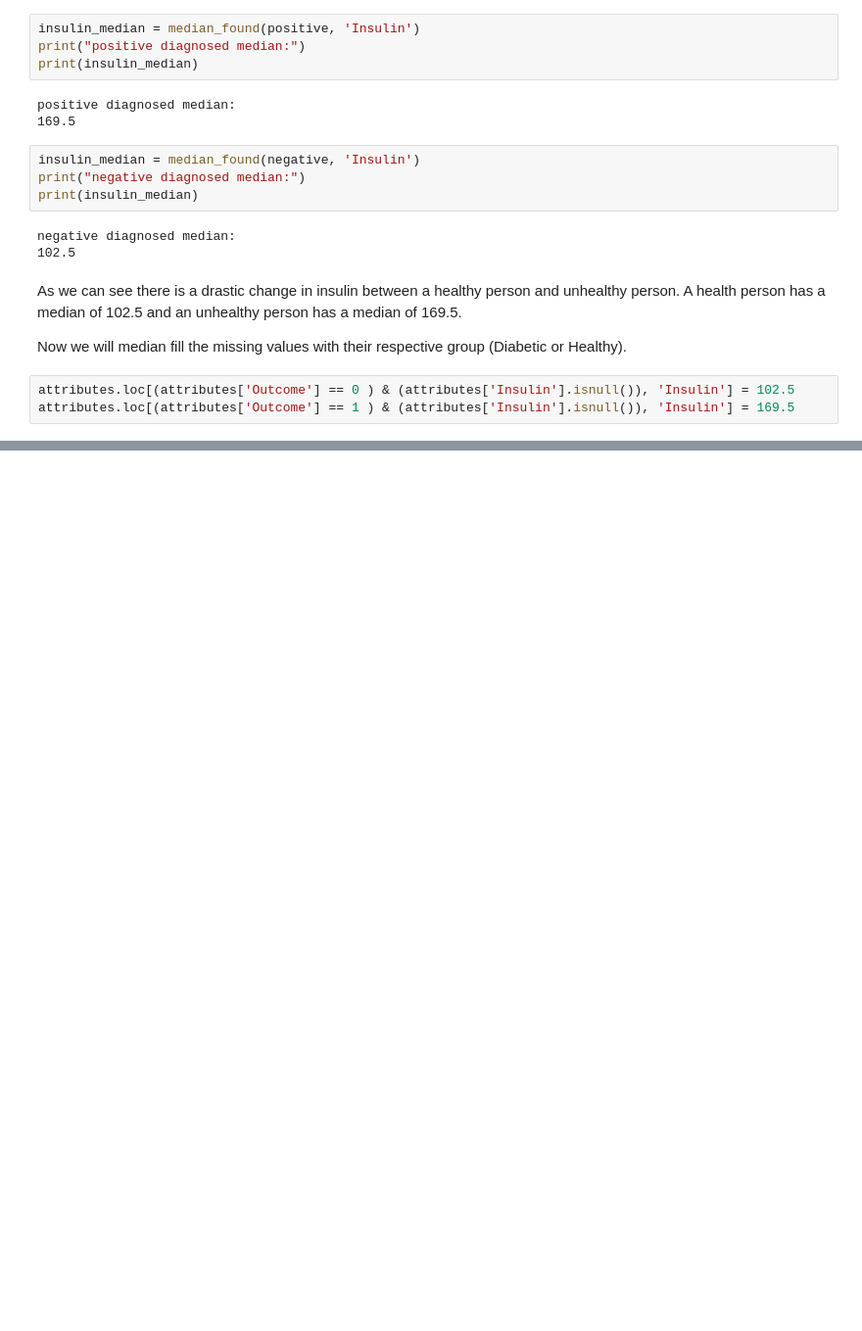
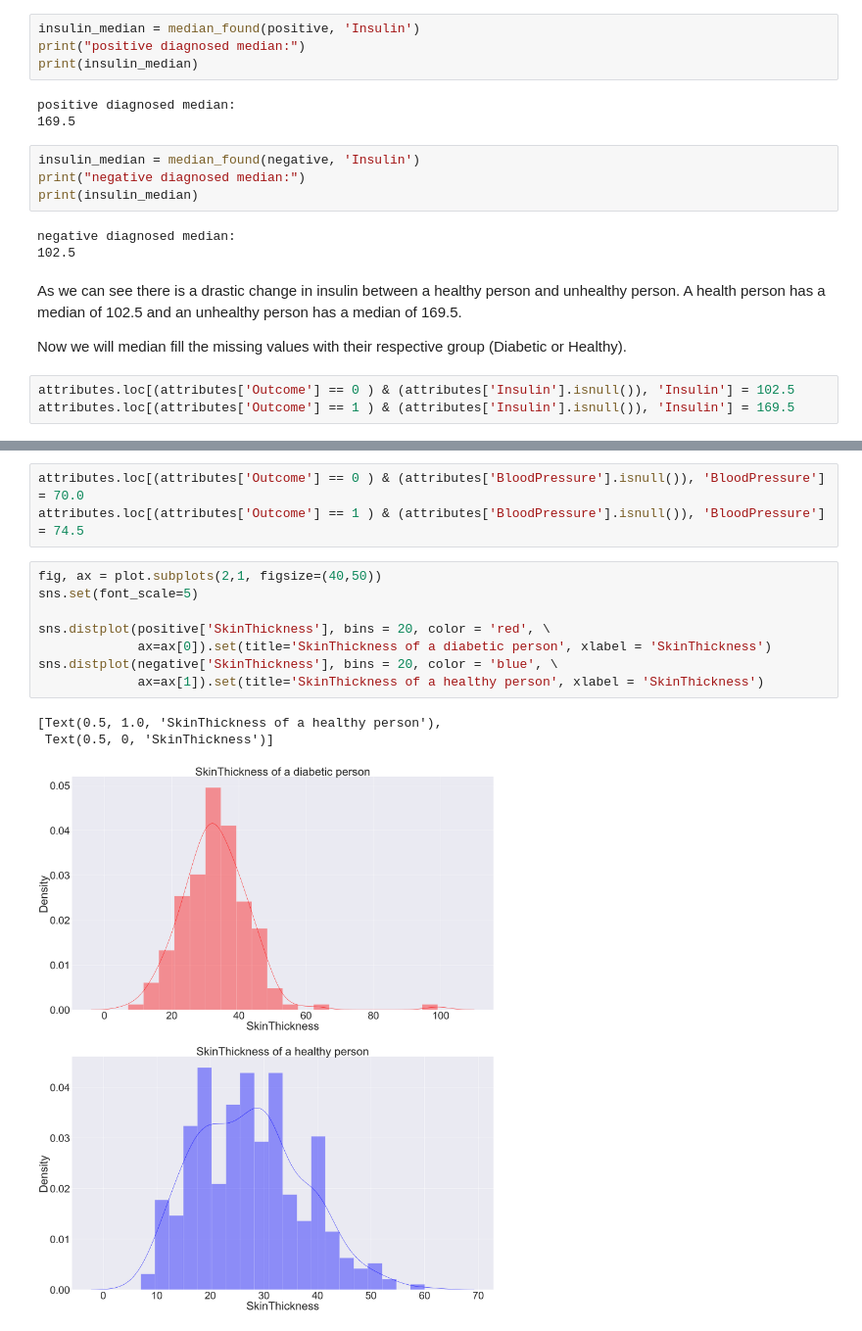
Before and after one commit to alessandro1g/alessandro1g.github.io, a Jupyter notebook: CMSC320final.ipynb, the cells around one changed output, grey strips where cells are left out. Shown at 98% size. Saved outputs shown, nothing was run; the diff lists cells and outputs as text; blank space fills up the shorter version.

```diff
--- a/CMSC320final.ipynb
+++ b/CMSC320final.ipynb
@@ -253,0 +323,15 @@ Now we need to move on to other attributes and do the same for them.
+# %%
+attributes.loc[(attributes['Outcome'] == 0 ) & (attributes['BloodPressure'].isnull()), 'BloodPressure'] = 70.0
+attributes.loc[(attributes['Outcome'] == 1 ) & (attributes['BloodPressure'].isnull()), 'BloodPressure'] = 74.5
+# %%
+fig, ax = plot.subplots(2,1, figsize=(40,50))
+sns.set(font_scale=5)
+
+sns.distplot(positive['SkinThickness'], bins = 20, color = 'red', \
+             ax=ax[0]).set(title='SkinThickness of a diabetic person', xlabel = 'SkinThickness')
+sns.distplot(negative['SkinThickness'], bins = 20, color = 'blue', \
+             ax=ax[1]).set(title='SkinThickness of a healthy person', xlabel = 'SkinThickness')
+# %% [output]
+[Text(0.5, 1.0, 'SkinThickness of a healthy person'),
+ Text(0.5, 0, 'SkinThickness')]
+[figure, added]
```
Also changed, not shown: parts of 49 cells of this notebook, 2 other files.
